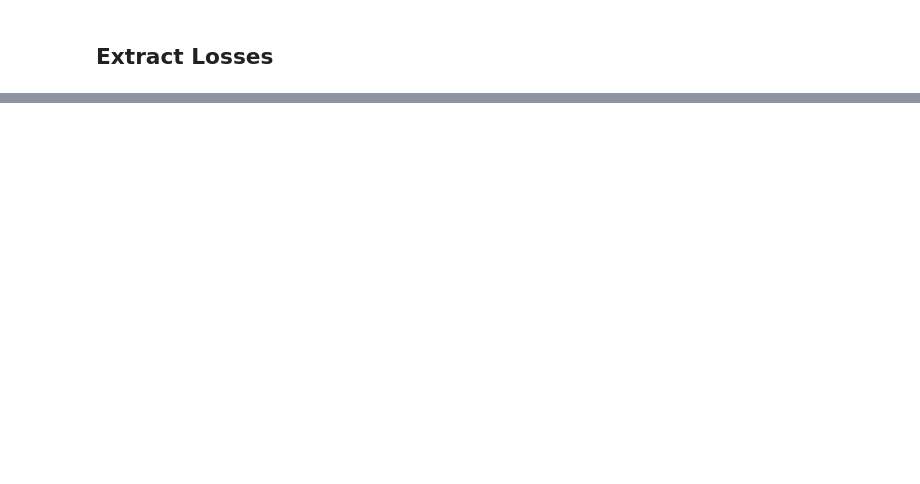
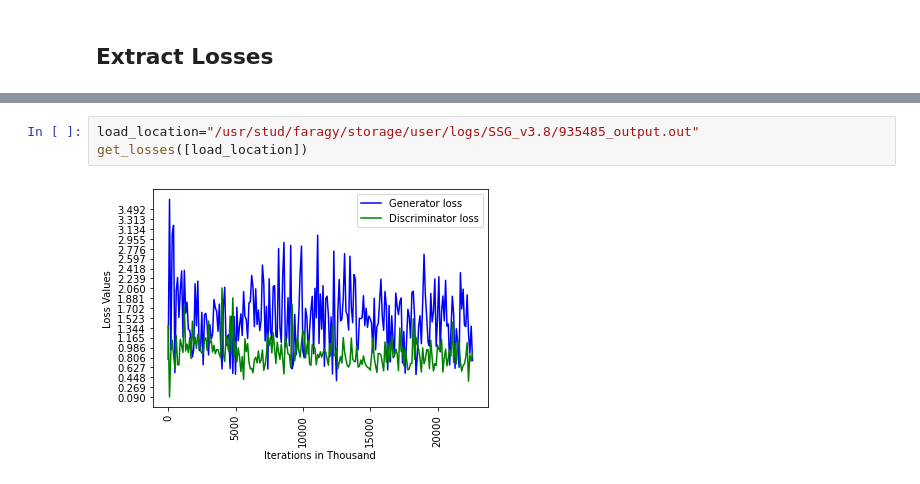
Before and after one commit to joex3999/SemanticStyleGAN, a Jupyter notebook: notebooks/Extract_FIDS.ipynb, the cells around one changed output, grey strips where cells are left out. Drawn from its saved outputs; the diff is of its cells as text; blank space fills up the shorter version.

```diff
--- a/notebooks/Extract_FIDS.ipynb
+++ b/notebooks/Extract_FIDS.ipynb
@@ -111,0 +182,5 @@ max(g_losses)
+# %%
+load_location="/usr/stud/faragy/storage/user/logs/SSG_v3.8/935485_output.out"
+get_losses([load_location])
+# %% [output]
+[figure, added]
```
Also changed, not shown: parts of 21 cells of this notebook, 43 other files.
